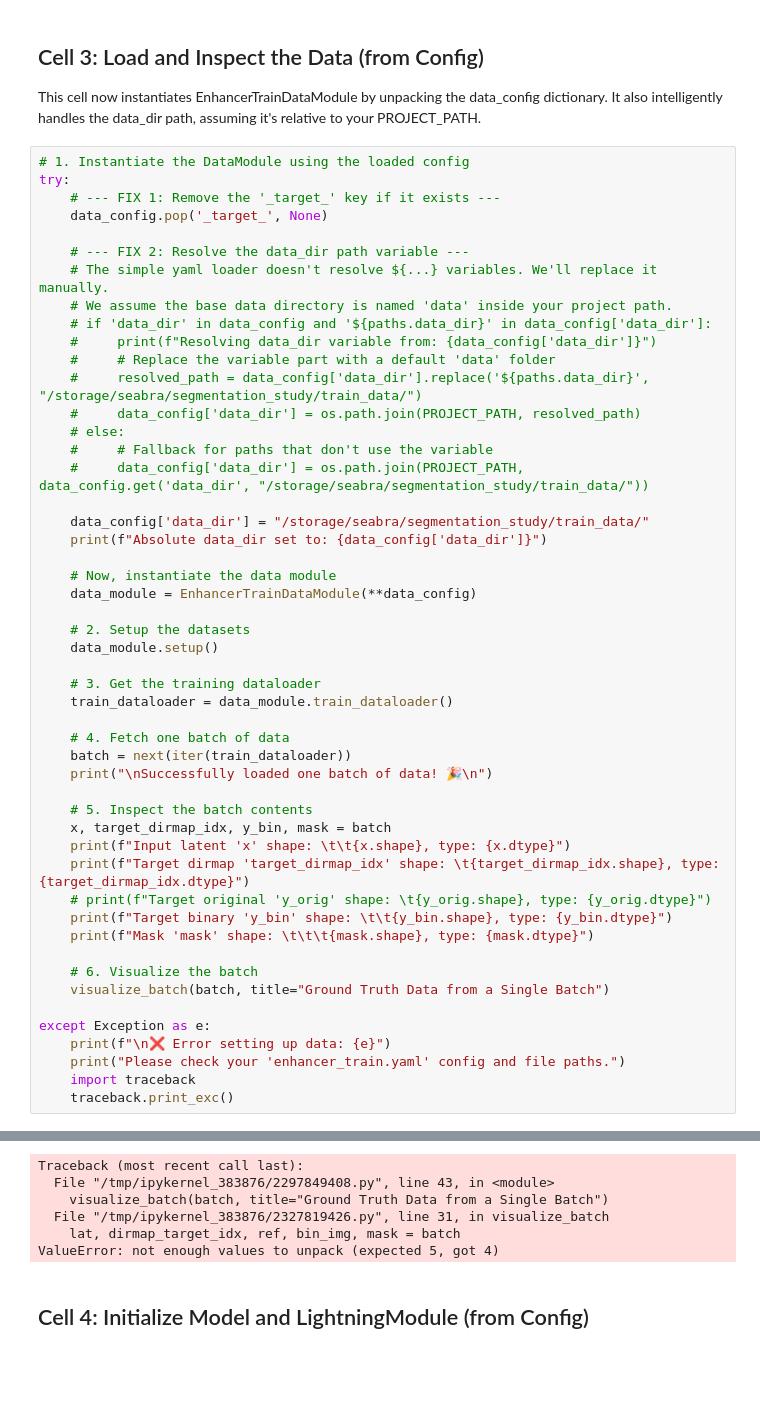
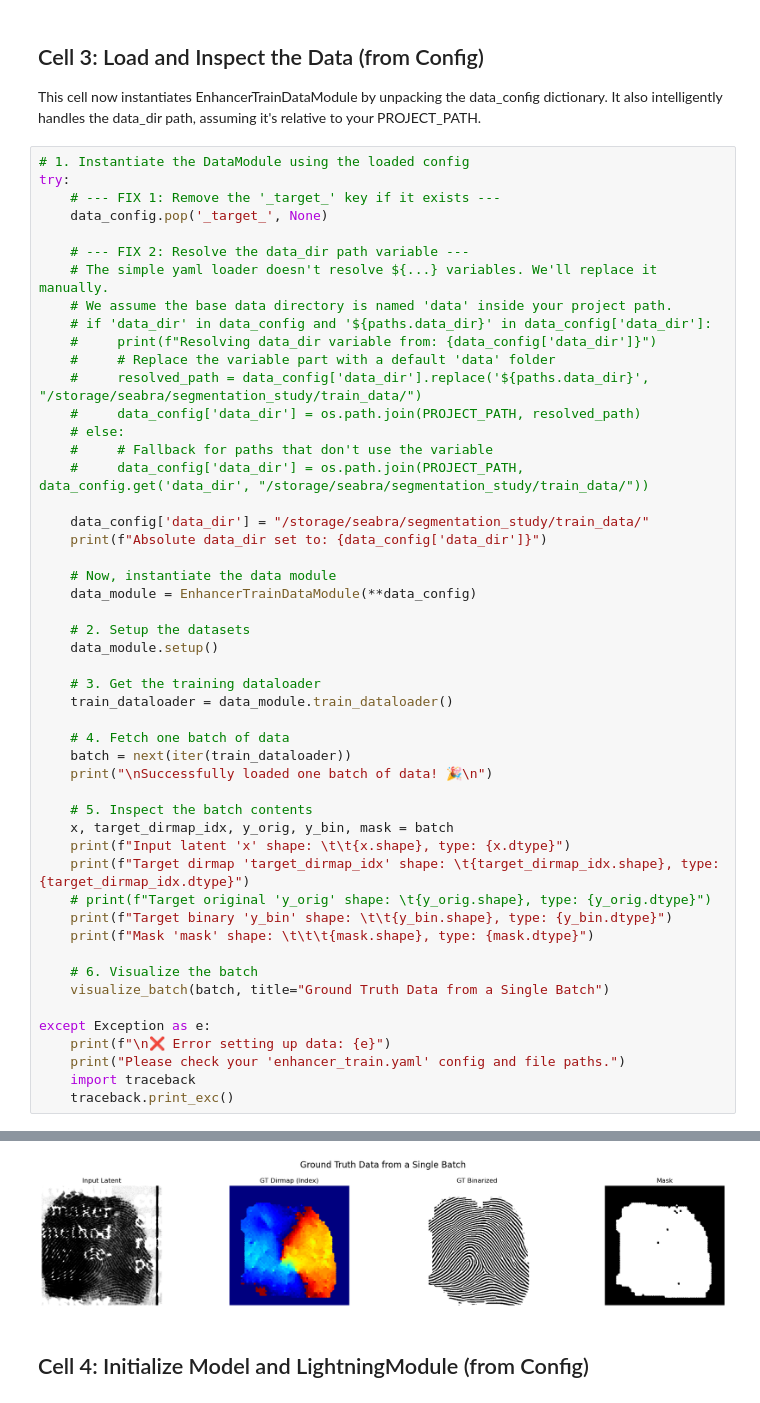
Before and after one commit to gdseabra/multitask-enhancement, a Jupyter notebook: notebooks/model_debug.ipynb, the cells around one changed output, grey strips where cells are left out. Saved outputs shown, nothing was run; the diff lists cells and outputs as text; blank space fills up the shorter version.

```diff
--- a/notebooks/model_debug.ipynb
+++ b/notebooks/model_debug.ipynb
@@ -192,7 +198,7 @@ try:
     print("\nSuccessfully loaded one batch of data! 🎉\n")
 
     # 5. Inspect the batch contents
-    x, target_dirmap_idx, y_bin, mask = batch
+    x, target_dirmap_idx, y_orig, y_bin, mask = batch
     print(f"Input latent 'x' shape: \t\t{x.shape}, type: {x.dtype}")
     print(f"Target dirmap 'target_dirmap_idx' shape: \t{target_dirmap_idx.shape}, type: {target_dirmap_idx.dtype}")
     # print(f"Target original 'y_orig' shape: \t{y_orig.shape}, type: {y_orig.dtype}")
@@ -222,9 +225,4 @@ Please check your 'enhancer_train.yaml' config and file paths.
-Traceback (most recent call last):
-  File "/tmp/ipykernel_383876/2297849408.py", line 43, in <module>
-    visualize_batch(batch, title="Ground Truth Data from a Single Batch")
-  File "/tmp/ipykernel_383876/2327819426.py", line 31, in visualize_batch
-    lat, dirmap_target_idx, ref, bin_img, mask = batch
-ValueError: not enough values to unpack (expected 5, got 4)
+[figure, added]
 # %% [markdown]
 ## Cell 4: Initialize Model and LightningModule (from Config)
 # %%
```
Also changed, not shown: parts of 9 cells of this notebook, 5 other files.
